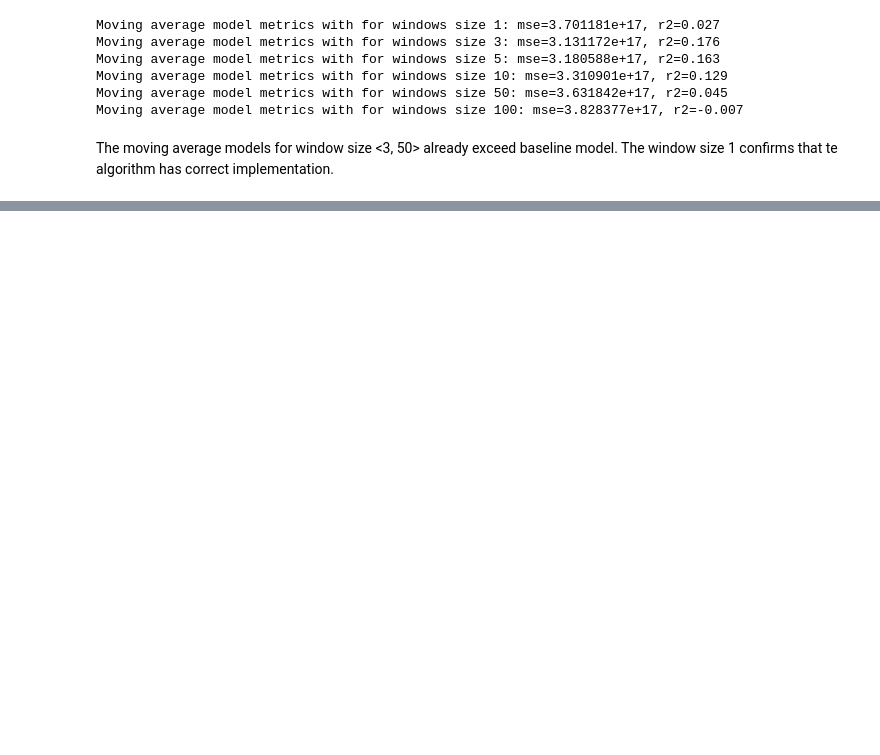
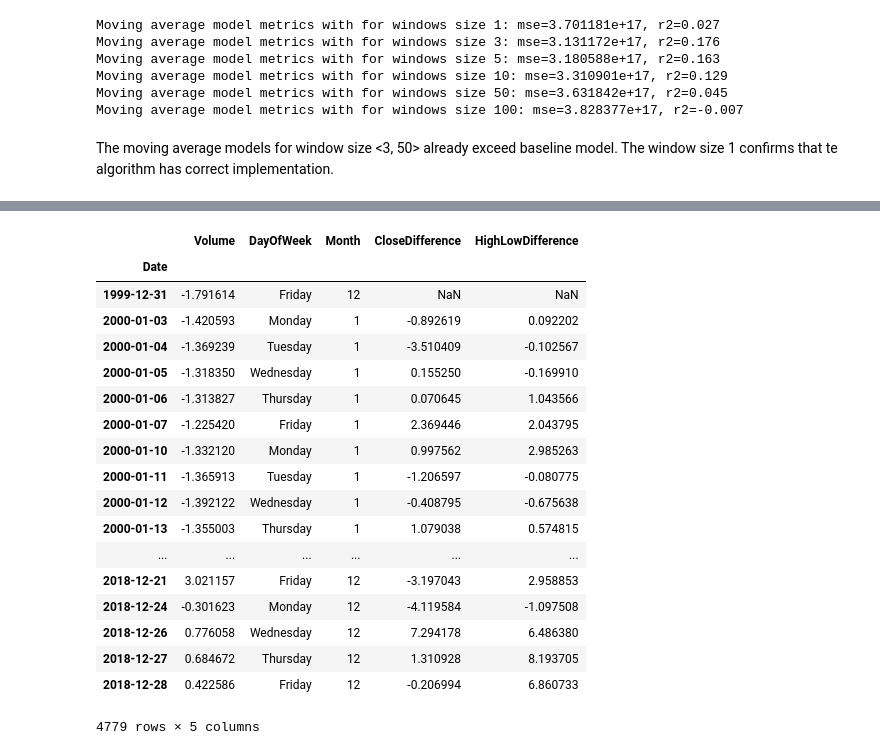
Before and after one commit to ludvik-martin/trade_volume_prediction, a Jupyter notebook: model/basic.ipynb, the cells around one changed output, grey strips where cells are left out. Saved outputs shown, nothing was run; the diff lists cells and outputs as text; code cells hidden in the pictures; blank space fills up the shorter version.

```diff
--- a/model/basic.ipynb
+++ b/model/basic.ipynb
@@ -63,0 +75,17 @@ Let's not try to use first real machine-learning model,
+# %%
+def scale_basic_features(df):
+    df = df.copy()
+    scale = StandardScaler()
+    df[['CloseDifference', 'HighLowDifference']]= scale.fit_transform(df[['CloseDifference', 'HighLowDifference']].values)
+    return df
+
+def scale_volume(df):
+    df = df.copy()
+    scale = StandardScaler()
+    df[['Volume']]= scale.fit_transform(df[['Volume']].values)
+    return df, scale
+
+def inverse_scale_volume(df, scale):
+    df = df.copy()
+    df[['Volume']]= scale.inverse_transform(df[['Volume']].values)
+    return df
@@ -63,0 +139,7 @@ Let's not try to use first real machine-learning model,
+# %%
+df = scale_basic_features(df)
+df_scaled, scaler = scale_volume(df)
+
+rich_features_df = enrich_features(df_scaled, 10)
+model = random_forest_model(rich_features_df)
+print("Random forest classifier with for windows size {}: mse={:e}, r2={:.3f}".format(5, model[0], model[1]))
@@ -63,0 +165,22 @@ Let's not try to use first real machine-learning model,
+# %%
+df
+# %% [output]
+|  | Volume | DayOfWeek | Month | CloseDifference | HighLowDifference |
+| Date |  |  |  |  |  |
+| 1999-12-31 | -1.791614 | Friday | 12 | NaN | NaN |
+| 2000-01-03 | -1.420593 | Monday | 1 | -0.892619 | 0.092202 |
+| 2000-01-04 | -1.369239 | Tuesday | 1 | -3.510409 | -0.102567 |
+| 2000-01-05 | -1.318350 | Wednesday | 1 | 0.155250 | -0.169910 |
+| 2000-01-06 | -1.313827 | Thursday | 1 | 0.070645 | 1.043566 |
+| 2000-01-07 | -1.225420 | Friday | 1 | 2.369446 | 2.043795 |
+| 2000-01-10 | -1.332120 | Monday | 1 | 0.997562 | 2.985263 |
+| 2000-01-11 | -1.365913 | Tuesday | 1 | -1.206597 | -0.080775 |
+| 2000-01-12 | -1.392122 | Wednesday | 1 | -0.408795 | -0.675638 |
+| 2000-01-13 | -1.355003 | Thursday | 1 | 1.079038 | 0.574815 |
+| ... | ... | ... | ... | ... | ... |
+| 2018-12-21 | 3.021157 | Friday | 12 | -3.197043 | 2.958853 |
+| 2018-12-24 | -0.301623 | Monday | 12 | -4.119584 | -1.097508 |
+| 2018-12-26 | 0.776058 | Wednesday | 12 | 7.294178 | 6.486380 |
+| 2018-12-27 | 0.684672 | Thursday | 12 | 1.310928 | 8.193705 |
+| 2018-12-28 | 0.422586 | Friday | 12 | -0.206994 | 6.860733 |
+4779 rows × 5 columns
```
Also changed, not shown: parts of 16 cells of this notebook, 4 other files.
